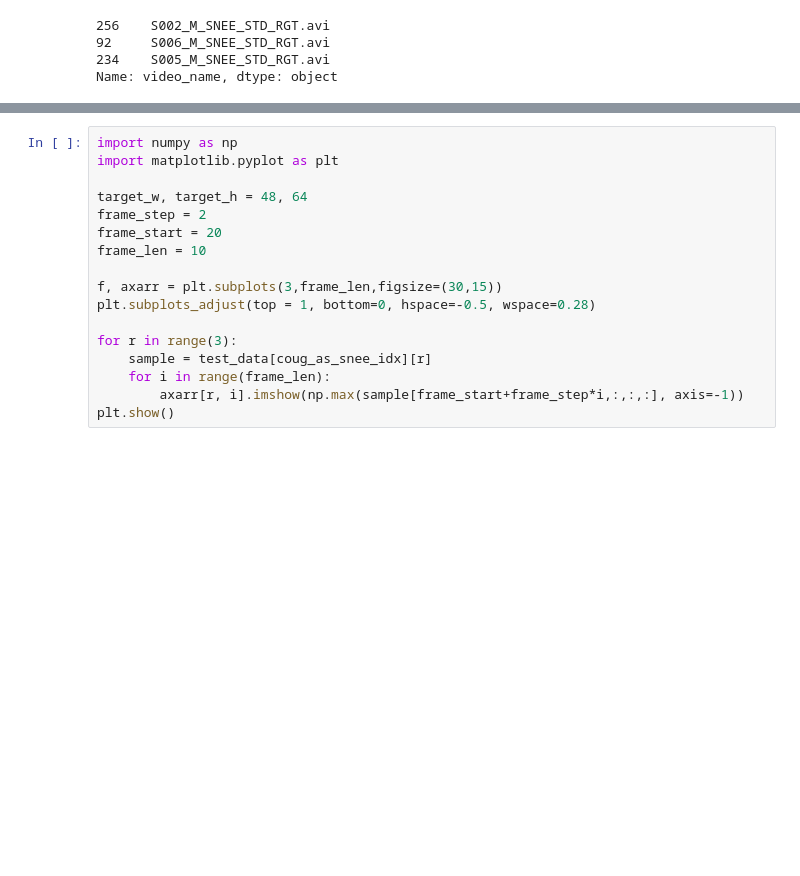
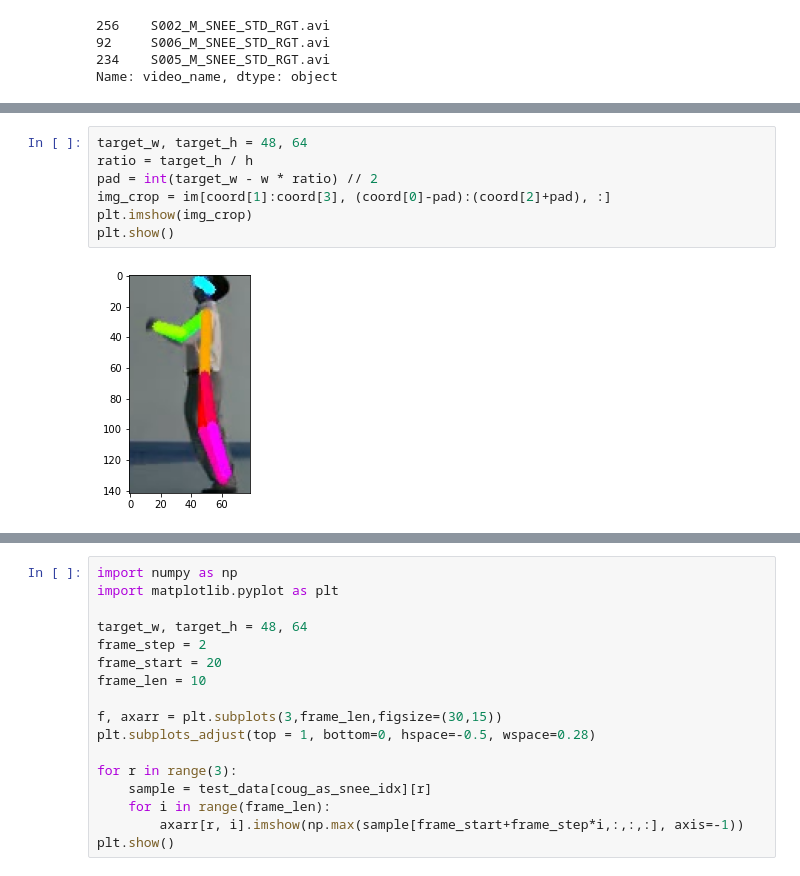
Before and after one commit to alanlou/cs231n-project, a Jupyter notebook: notebooks/train_hrnet_lstm.ipynb, the cells around one changed output, grey strips where cells are left out. Drawn from its saved outputs; the diff is of its cells as text; blank space fills up the shorter version.

```diff
--- a/notebooks/train_hrnet_lstm.ipynb
+++ b/notebooks/train_hrnet_lstm.ipynb
@@ -387,0 +444,9 @@ Name: video_name, dtype: object
+# %%
+target_w, target_h = 48, 64
+ratio = target_h / h
+pad = int(target_w - w * ratio) // 2
+img_crop = im[coord[1]:coord[3], (coord[0]-pad):(coord[2]+pad), :]
+plt.imshow(img_crop)
+plt.show()
+# %% [output]
+[figure, added]
```
Also changed, not shown: parts of 6 cells of this notebook, 25 other files.
